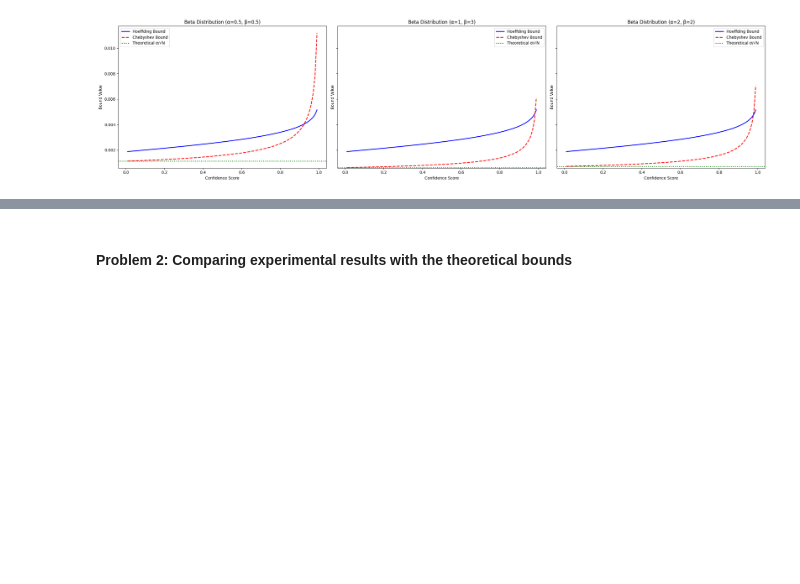
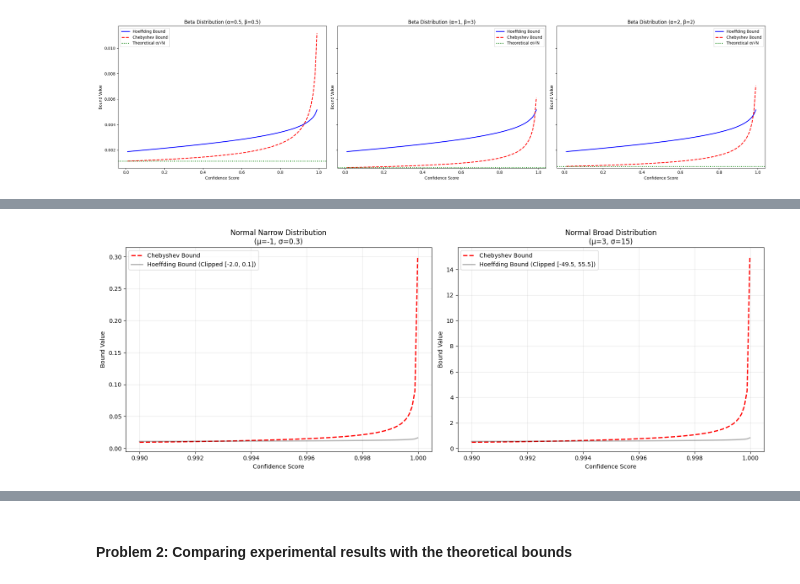
Before and after one commit to alberttrullols/qt-master-quantum_machine_learning, a Jupyter notebook: exercise 1/results/results.ipynb, the cells around one changed output, grey strips where cells are left out. Saved outputs shown, nothing was run; the diff lists cells and outputs as text; code cells hidden in the pictures; blank space fills up the shorter version.

```diff
--- a/exercise 1/results/results.ipynb
+++ b/exercise 1/results/results.ipynb
@@ -879,0 +925,36 @@ plt.show()
+# %%
+# Normal Distributions Comparison (Narrow vs Broad)
+fig, (ax1, ax2) = plt.subplots(1, 2, figsize=(16, 6))
+
+# Normal Narrow Distribution
+theo_std_normal_narrow = normal_desvest_narrow / np.sqrt(N)
+chebyshev_bounds_normal_narrow = [chebyshev_bound(normal_desvest_narrow, N, 1 - cs) for cs in confidence_scores]
+# Add clipped Hoeffding bounds (using the clipping bounds from earlier)
+hoeffding_bounds_clipped_normal_narrow = [hoeffding_bound(a_narrow, b_narrow, N, 1 - cs) for cs in confidence_scores]
+
+ax1.plot(confidence_scores, chebyshev_bounds_normal_narrow, 'r--', linewidth=2, label='Chebyshev Bound')
+ax1.plot(confidence_scores, hoeffding_bounds_clipped_normal_narrow, 'k-', linewidth=2, alpha = 0.3, label=f'Hoeffding Bound (Clipped [{a_narrow:.1f}, {b_narrow:.1f}])')
+ax1.set_xlabel('Confidence Score')
+ax1.set_ylabel('Bound Value')
+ax1.set_title(f'Normal Narrow Distribution\n(μ={mu_narrow}, σ={sigma_narrow})')
+ax1.legend()
+ax1.grid(True, alpha=0.3)
+
+# Normal Broad Distribution
+theo_std_normal_broad = normal_desvest_broad / np.sqrt(N)
+chebyshev_bounds_normal_broad = [chebyshev_bound(normal_desvest_broad, N, 1 - cs) for cs in confidence_scores]
+# Add clipped Hoeffding bounds
+hoeffding_bounds_clipped_normal_broad = [hoeffding_bound(a_broad, b_broad, N, 1 - cs) for cs in confidence_scores]
+
+ax2.plot(confidence_scores, chebyshev_bounds_normal_broad, 'r--', linewidth=2, label='Chebyshev Bound')
+ax2.plot(confidence_scores, hoeffding_bounds_clipped_normal_broad, 'k-', linewidth=2, alpha = 0.3, label=f'Hoeffding Bound (Clipped [{a_broad:.1f}, {b_broad:.1f}])')
+ax2.set_xlabel('Confidence Score')
+ax2.set_ylabel('Bound Value')
+ax2.set_title(f'Normal Broad Distribution\n(μ={mu_broad}, σ={sigma_broad})')
+ax2.legend()
+ax2.grid(True, alpha=0.3)
+
+plt.tight_layout()
+plt.show()
+# %% [output]
+[figure, added]
```
Also changed, not shown: parts of 18 cells of this notebook.
